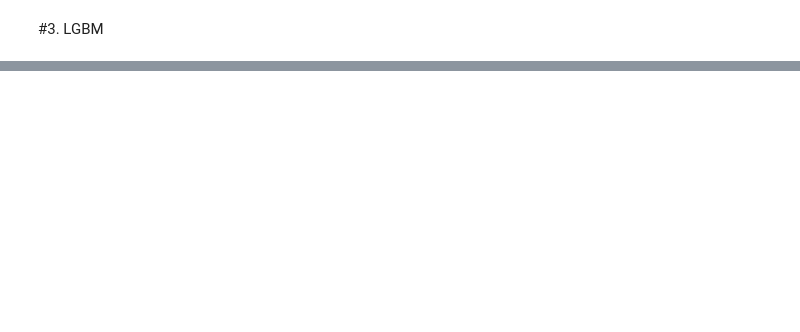
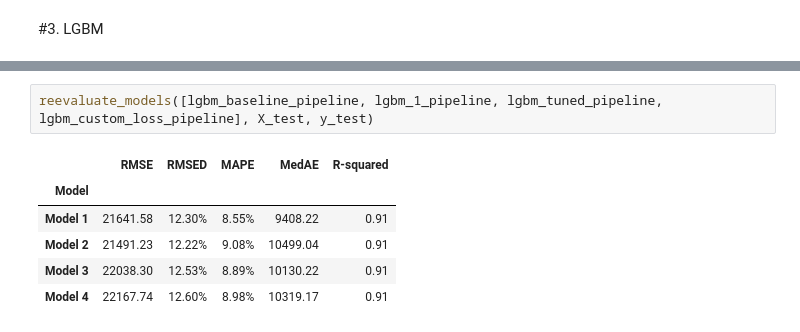
Before and after one commit to congminh-nguyen/ames_project, a Jupyter notebook: notebooks/model.ipynb, the cells around one changed output, grey strips where cells are left out. Drawn from its saved outputs; the diff is of its cells as text; blank space fills up the shorter version.

```diff
--- a/notebooks/model.ipynb
+++ b/notebooks/model.ipynb
@@ -286,0 +768,9 @@ reevaluate_models([baseline_GLM_model_pipeline, glm_1_pipeline, glm_2_pipeline],
+# %%
+reevaluate_models([lgbm_baseline_pipeline, lgbm_1_pipeline, lgbm_tuned_pipeline, lgbm_custom_loss_pipeline], X_test, y_test)
+# %% [output]
+|  | RMSE | RMSED | MAPE | MedAE | R-squared |
+| Model |  |  |  |  |  |
+| Model 1 | 21641.58 | 12.30% | 8.55% | 9408.22 | 0.91 |
+| Model 2 | 21491.23 | 12.22% | 9.08% | 10499.04 | 0.91 |
+| Model 3 | 22038.30 | 12.53% | 8.89% | 10130.22 | 0.91 |
+| Model 4 | 22167.74 | 12.60% | 8.98% | 10319.17 | 0.91 |
```
Also changed, not shown: parts of 33 cells of this notebook, 5 other files.
